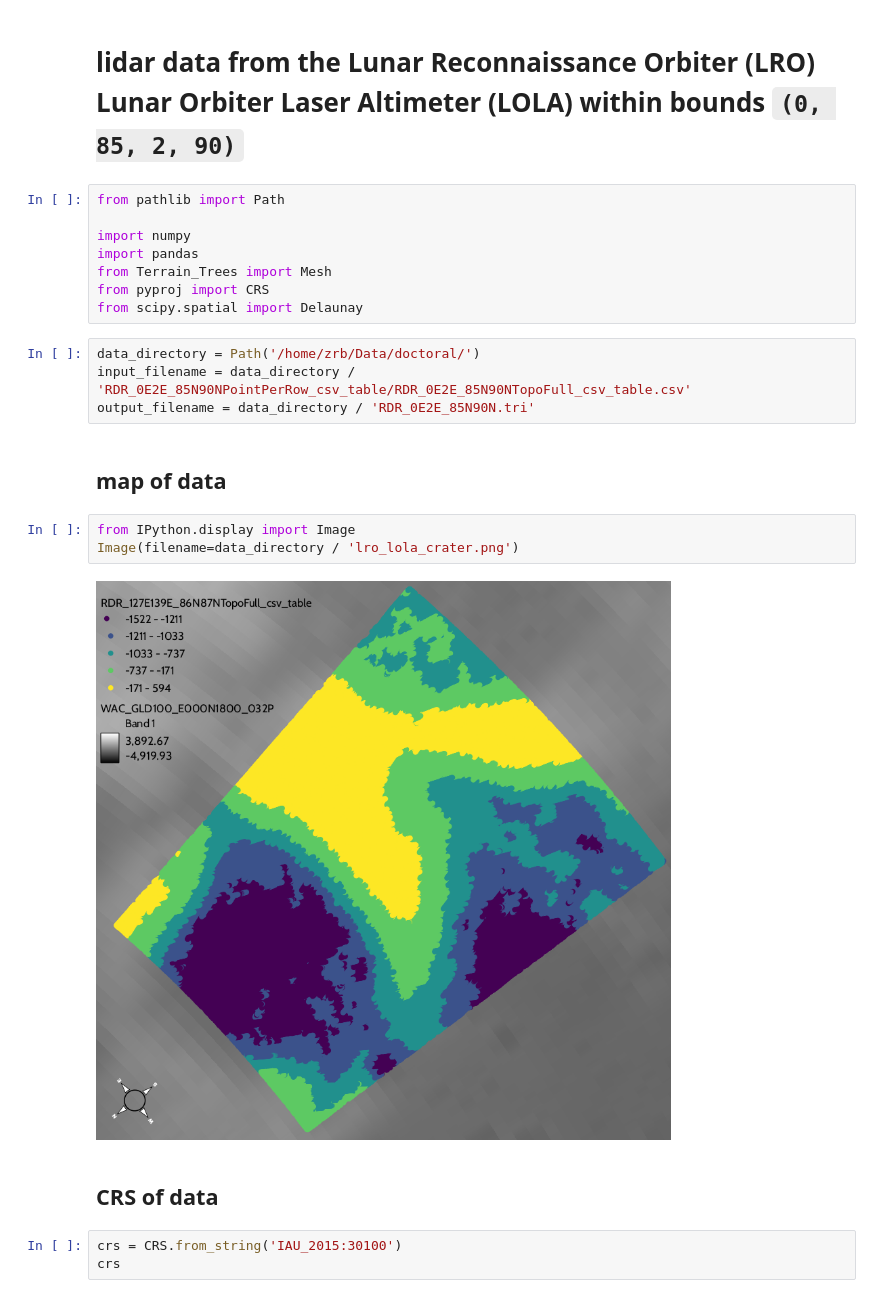
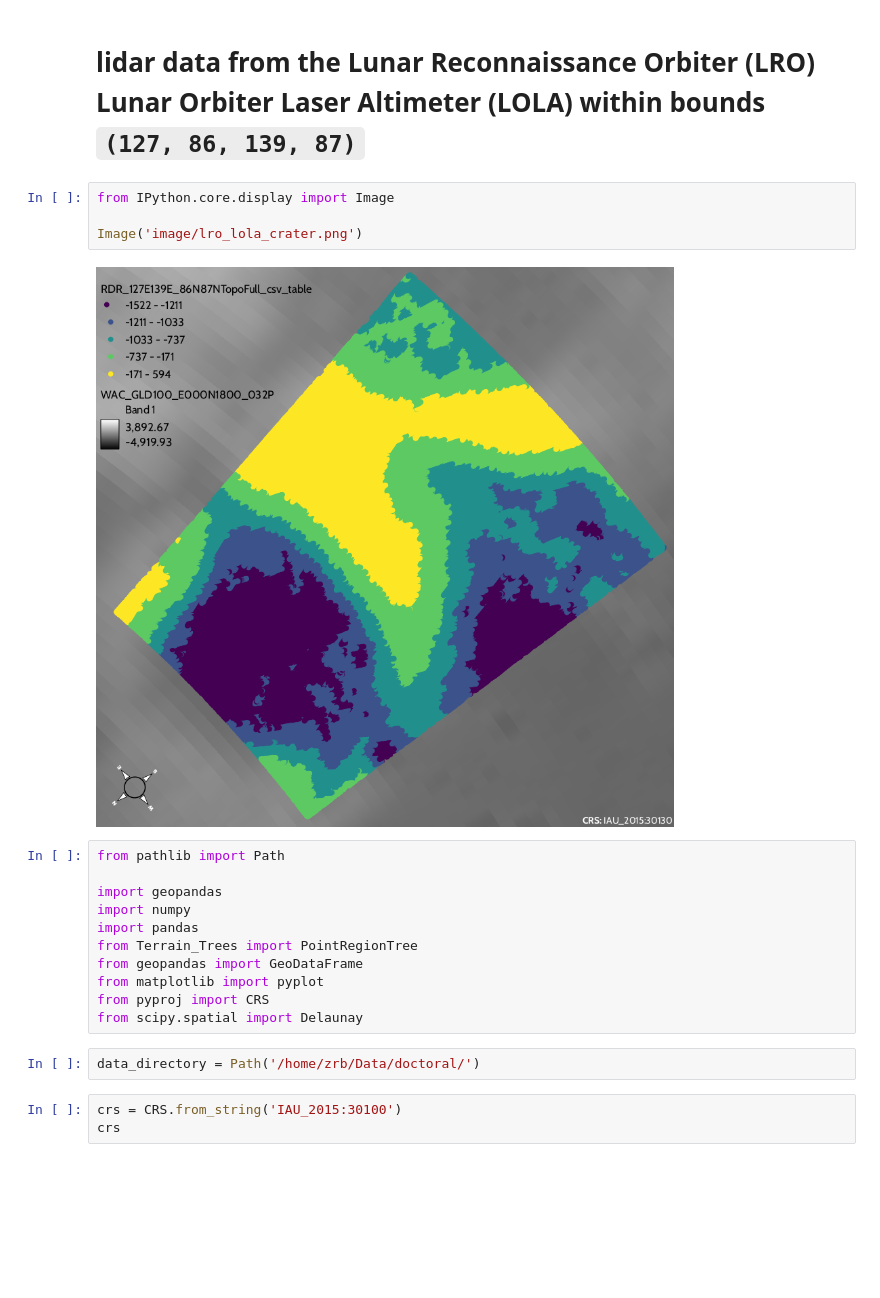
Before and after one commit to zacharyburnett/pyTerrainTree, a Jupyter notebook: examples/lro_lola.ipynb, the cells around one changed output. Drawn from its saved outputs; the diff is of its cells as text; blank space fills up the shorter version.

Commit message:
added image

```diff
--- a/examples/lro_lola.ipynb
+++ b/examples/lro_lola.ipynb
@@ -1,26 +1,24 @@
 # %% [markdown]
-# lidar data from the Lunar Reconnaissance Orbiter (LRO) Lunar Orbiter Laser Altimeter (LOLA) within bounds `(0, 85, 2, 90)`
+# lidar data from the Lunar Reconnaissance Orbiter (LRO) Lunar Orbiter Laser Altimeter (LOLA) within bounds `(127, 86, 139, 87)`
+# %%
+from IPython.core.display import Image
+
+Image('image/lro_lola_crater.png')
+# %% [output]
+[figure, added]
 # %%
 from pathlib import Path
 
+import geopandas
 import numpy
 import pandas
-from Terrain_Trees import Mesh
+from Terrain_Trees import PointRegionTree
+from geopandas import GeoDataFrame
+from matplotlib import pyplot
 from pyproj import CRS
 from scipy.spatial import Delaunay
 # %%
 data_directory = Path('/home/zrb/Data/doctoral/')
-input_filename = data_directory / 'RDR_0E2E_85N90NPointPerRow_csv_table/RDR_0E2E_85N90NTopoFull_csv_table.csv'
-output_filename = data_directory / 'RDR_0E2E_85N90N.tri'
-# %% [markdown]
-## map of data
-# %%
-from IPython.display import Image
-Image(filename=data_directory / 'lro_lola_crater.png')
-# %% [output]
-[figure, removed]
-# %% [markdown]
-## CRS of data
 # %%
 crs = CRS.from_string('IAU_2015:30100')
 crs
```
Also changed, not shown: parts of 11 cells of this notebook, 1 other file.
